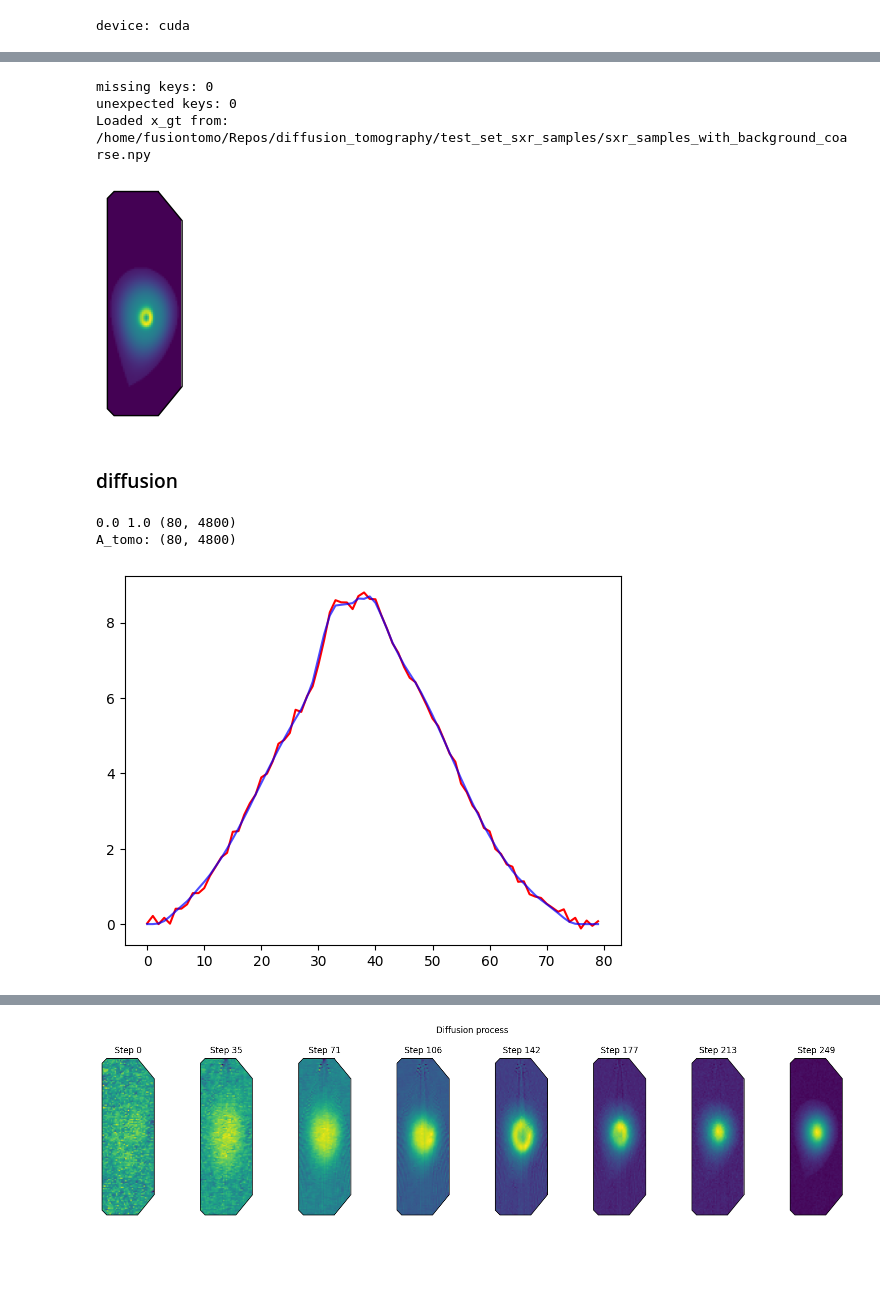
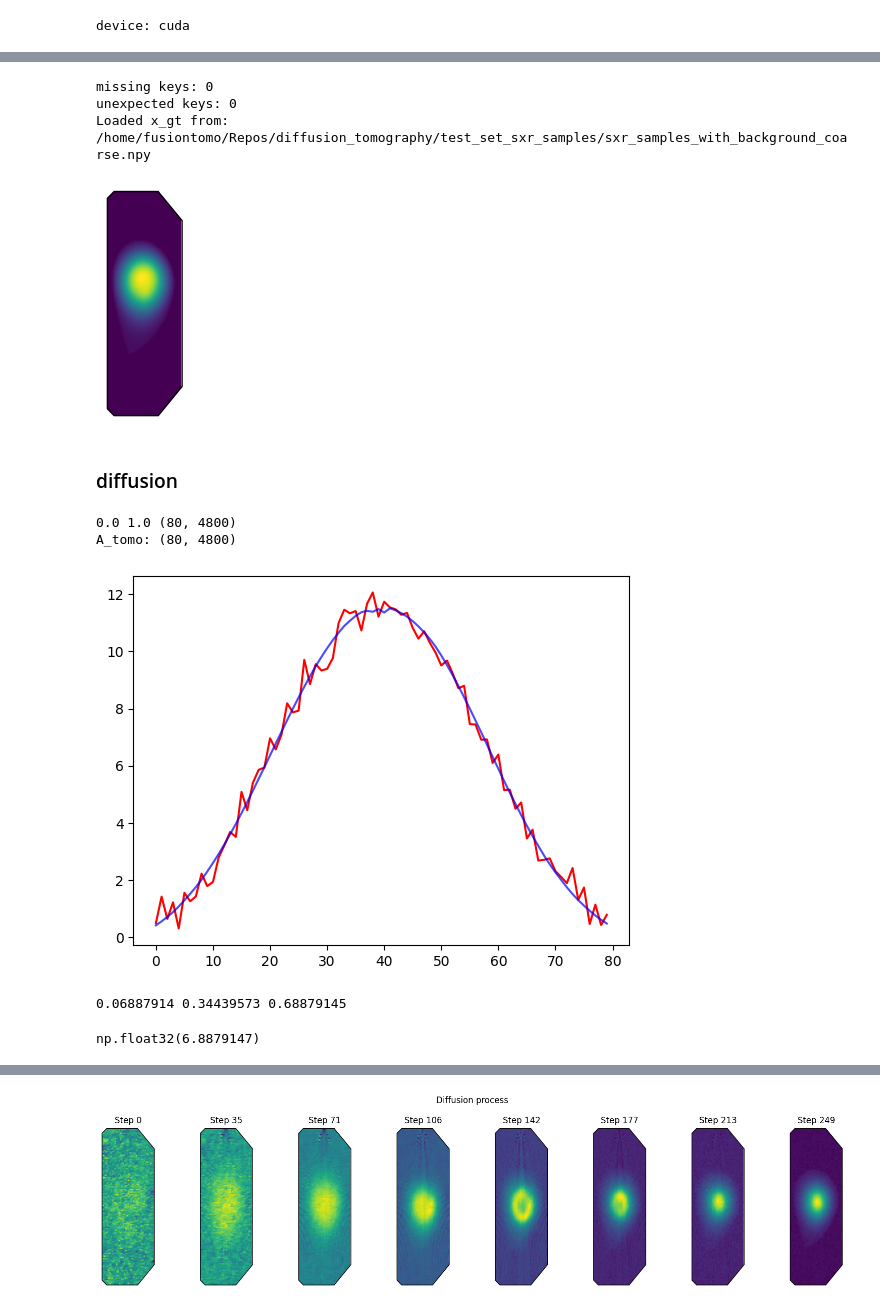
Before and after one commit to HaouchatY/diffusion_tomography, a Jupyter notebook: tomography_synthetic_pilatus.ipynb, the cells around one changed output, grey strips where cells are left out. Saved outputs shown, nothing was run; the diff lists cells and outputs as text; code cells hidden in the pictures; blank space fills up the shorter version.

```diff
--- a/tomography_synthetic_pilatus.ipynb
+++ b/tomography_synthetic_pilatus.ipynb
@@ -61,35 +58,35 @@ print("missing keys:", len(missing))
 print("unexpected keys:", len(unexpected))
 if missing or unexpected:
     raise RuntimeError("Checkpoint/model mismatch. Check architecture or key prefix handling.")
 
-sample_idx = 122
+sample_idx = 30 # 28 : rdd beats diffusion and rd
 #122->small ring around center, 2->fine right asymmetry,
 # 9->upper left asymm works super well, 12->lower asymm works bad,
 # 30->blob centered, 29->big fat ring
 # 31 -> bottom asymm works bad, 41-> top asym works well
 # 47->left asym works quite well, 49->left asym plasma very high in vessel works well
 # 87-> right asym works well
 candidate_paths = [
     Path(f"/home/fusiontomo/Repos/diffusion_tomography/test_set_sxr_samples/sxr_samples_with_background_coarse.npy"),
     Path(f"../../data/sxr_data/sxr_profiles_coarse/sxr_sample_{sample_idx}.npy"),
     Path(f"data/sxr_data/sxr_profiles_coarse/sxr_sample_{sample_idx}.npy"),
 ]
 x_gt = None
 for p in candidate_paths:
     if p.exists():
         x_np = np.load(p)[sample_idx]
         x_gt = torch.from_numpy(x_np).float().to(device).view(1, 1, H, W)
         print(f"Loaded x_gt from: {p}")
         break
 
 tomo_plots.plot_profile(np.array(x_gt.detach().cpu().squeeze()), tcv_plot_clip=True,
                                 cmap="viridis", figsize=(1,3))
 plt.show()
 # %% [output]
 missing keys: 0
 unexpected keys: 0
 Loaded x_gt from: /home/fusiontomo/Repos/diffusion_tomography/test_set_sxr_samples/sxr_samples_with_background_coarse.npy
-[figure, old version]
+[figure, new version]
 # %% [markdown]
 ### diffusion
 # %%
@@ -107,7 +104,7 @@ A_tomo = torch.from_numpy(A_sparse).to(device)
 print("A_tomo:", tuple(A_tomo.shape))
 
 
-sigma_y_tomo = 1e-1
+sigma_y_tomo = 0.4#1e-1
 y_tomo = A_tomo @ x_gt.flatten() + sigma_y_tomo * torch.randn(A_tomo.shape[0], device=device)
 
 
@@ -117,4 +114,4 @@ plt.show()
 # %% [output]
 0.0 1.0 (80, 4800)
 A_tomo: (80, 4800)
-[figure, old version]
+[figure, new version]
@@ -120,0 +130,10 @@ A_tomo: (80, 4800)
+# %%
+print(0.01 * np.mean(y_tomo_train.cpu().numpy()),
+      0.05 * np.mean(y_tomo_train.cpu().numpy()),
+      0.1 * np.mean(y_tomo_train.cpu().numpy()))
+# %% [output]
+0.06887914 0.34439573 0.68879145
+# %%
+np.mean(y_tomo_train.cpu().numpy())
+# %% [output]
+np.float32(6.8879147)
```
Also changed, not shown: parts of 8 cells of this notebook, 16 other files.
